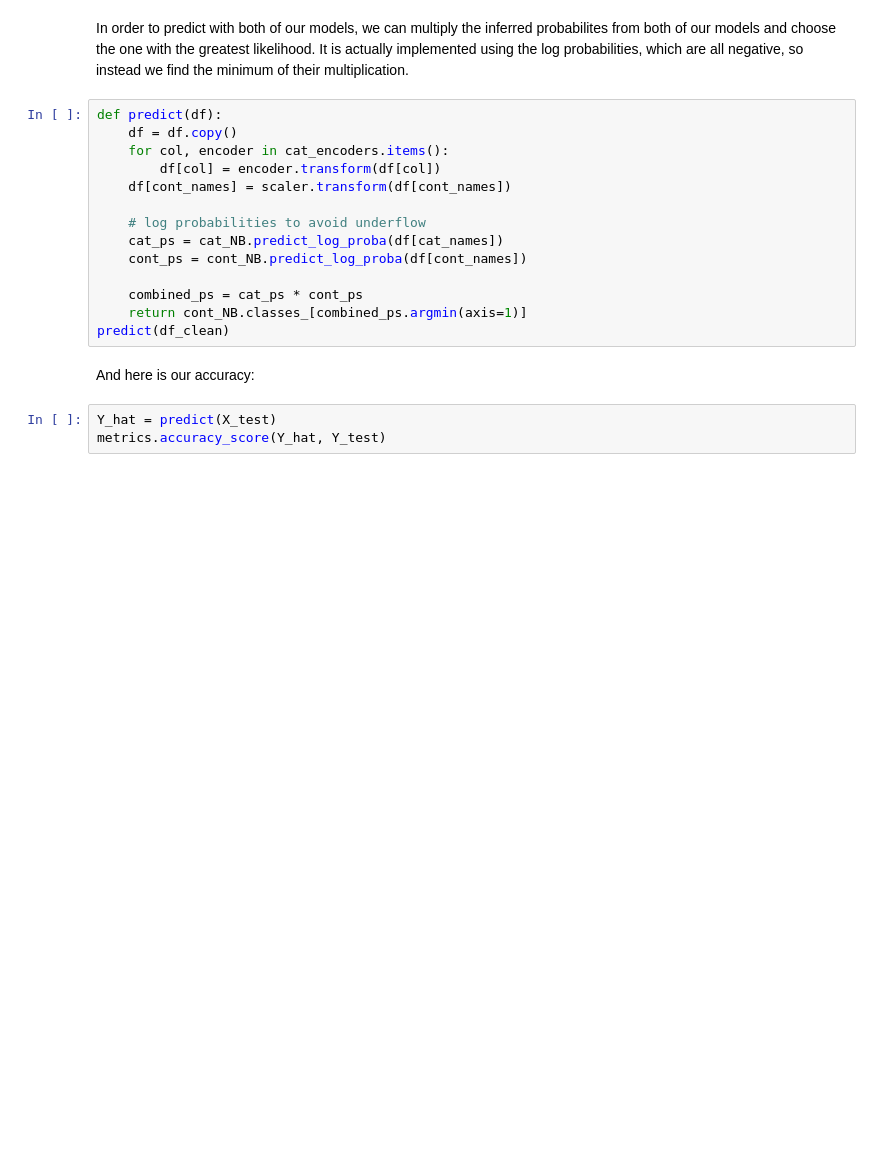
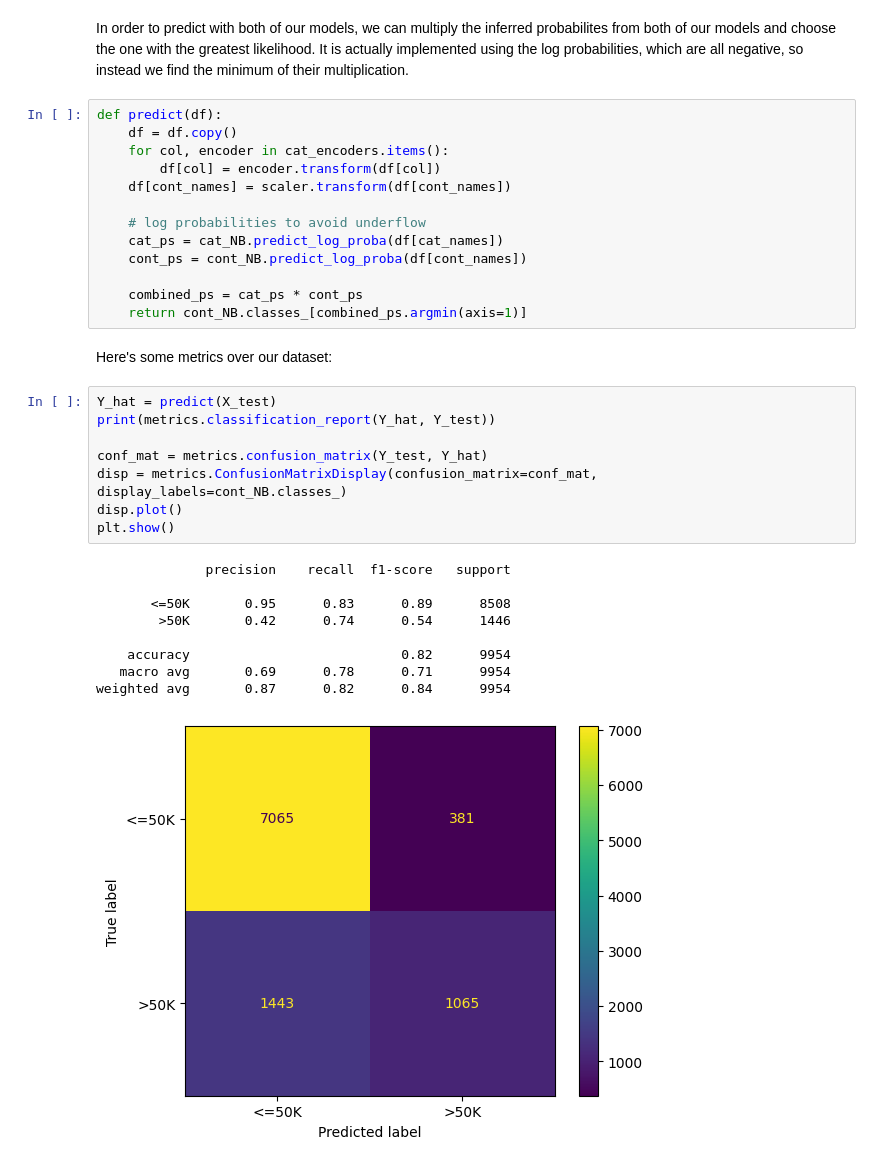
Before and after one commit to JamisonCleveland/CSCI347-Final, a Jupyter notebook: final.ipynb, the cells around one changed output. Saved outputs shown, nothing was run; the diff lists cells and outputs as text; blank space fills up the shorter version.

Commit message:
cleaned things up, added analysis

```diff
--- a/final.ipynb
+++ b/final.ipynb
@@ -82,9 +136,23 @@ def predict(df):
 
     combined_ps = cat_ps * cont_ps
     return cont_NB.classes_[combined_ps.argmin(axis=1)]
-predict(df_clean)
-# %% [markdown]
-And here is our accuracy:
-# %%
-Y_hat = predict(X_test)
-metrics.accuracy_score(Y_hat, Y_test)
+# %% [markdown]
+Here's some metrics over our dataset:
+# %%
+Y_hat = predict(X_test)
+print(metrics.classification_report(Y_hat, Y_test))
+
+conf_mat = metrics.confusion_matrix(Y_test, Y_hat)
+disp = metrics.ConfusionMatrixDisplay(confusion_matrix=conf_mat, display_labels=cont_NB.classes_)
+disp.plot()
+plt.show()
+# %% [output]
+              precision    recall  f1-score   support
+
+       <=50K       0.95      0.83      0.89      8508
+        >50K       0.42      0.74      0.54      1446
+
+    accuracy                           0.82      9954
+   macro avg       0.69      0.78      0.71      9954
+weighted avg       0.87      0.82      0.84      9954
+[figure, added]
```
Also changed, not shown: parts of 6 cells of this notebook.
